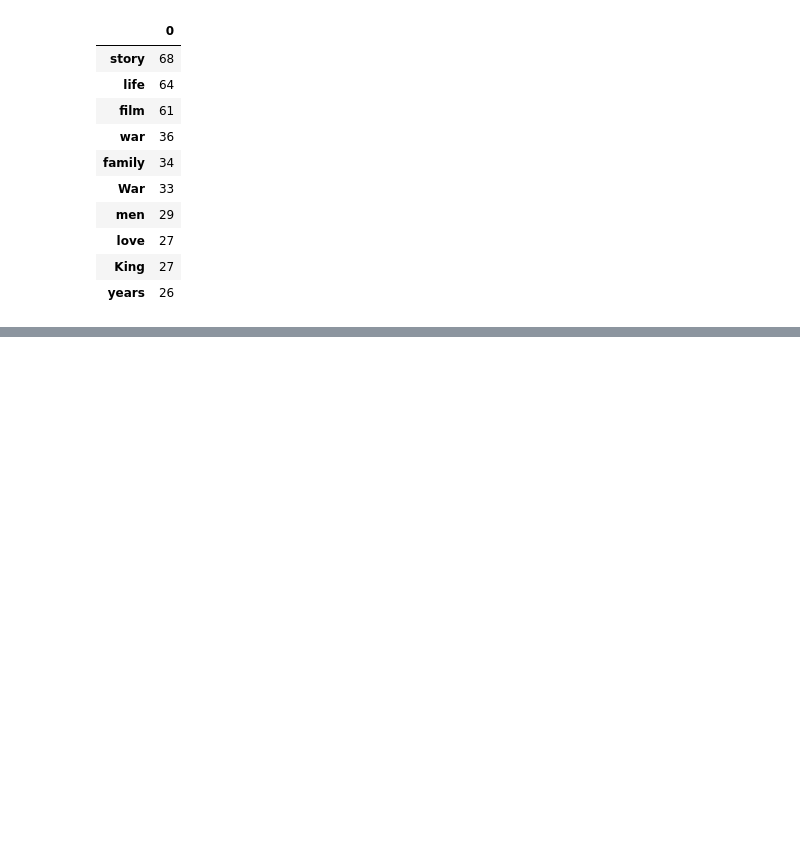
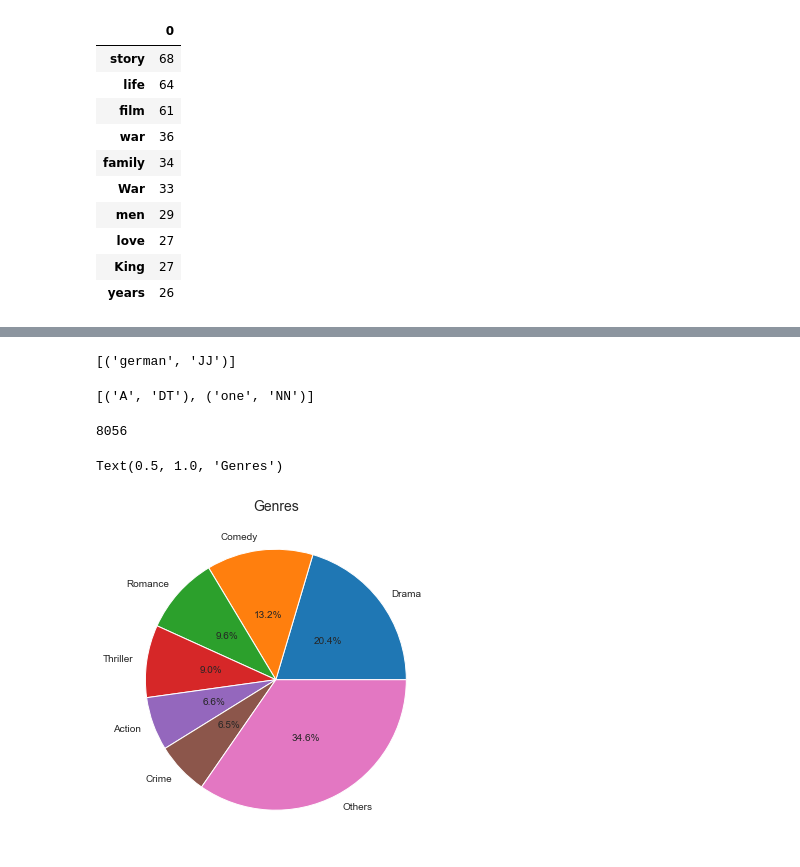
Before and after one commit to Garcipaldis/bridge_datascience_JorgeGarcia, a Jupyter notebook: EDA Project/Analytics.ipynb, the cells around one changed output, grey strips where cells are left out. Drawn from its saved outputs; the diff is of its cells as text; code cells hidden in the pictures; blank space fills up the shorter version.

```diff
--- a/EDA Project/Analytics.ipynb
+++ b/EDA Project/Analytics.ipynb
@@ -350,0 +438,4 @@ df
+# %%
+expanse = pd.read_csv('GENRE_DATASET.csv')
+generos_dfs = get_genre_list(expanse, generos)
+pop_genre = popular_by_genre(generos_dfs)
@@ -350,0 +458,5 @@ df
+# %%
+d = sum_dic_values(get_column_values(generos_dfs['War'], 'Plot'))
+nltk.pos_tag(['german'])
+# %% [output]
+[('german', 'JJ')]
@@ -350,0 +466,26 @@ df
+# %%
+nltk.pos_tag(['A', 'one'])
+# %% [output]
+[('A', 'DT'), ('one', 'NN')]
+# %%
+len(data)
+# %% [output]
+8056
+# %%
+gen_2 = pd.DataFrame(gen['Title']).sort_values('Title', ascending=False)
+others = gen_2.iloc[7:].sum()[0]
+gen_3 = pd.DataFrame(gen_2.iloc[:6].unstack())
+gen_3.reset_index(inplace=True)
+gen_3.rename(columns={0:'Total'}, inplace=True)
+gen_3.drop(columns='level_0', inplace=True)
+gen_4 = gen_3.append(pd.DataFrame({'Genre':'Others', 'Total':others}, index=[0]), ignore_index=True)
+# %%
+gen = expanse.groupby('Genre').count()
+
+pie, ax = plt.subplots(figsize=[10,6])
+labels = gen_4['Genre']
+plt.pie(x=gen_4['Total'], autopct="%.1f%%", labels=labels, pctdistance=0.5)
+plt.title("Genres", fontsize=14)
+# %% [output]
+Text(0.5, 1.0, 'Genres')
+[figure, added]
```
Also changed, not shown: parts of 18 cells of this notebook, 53 other files.
